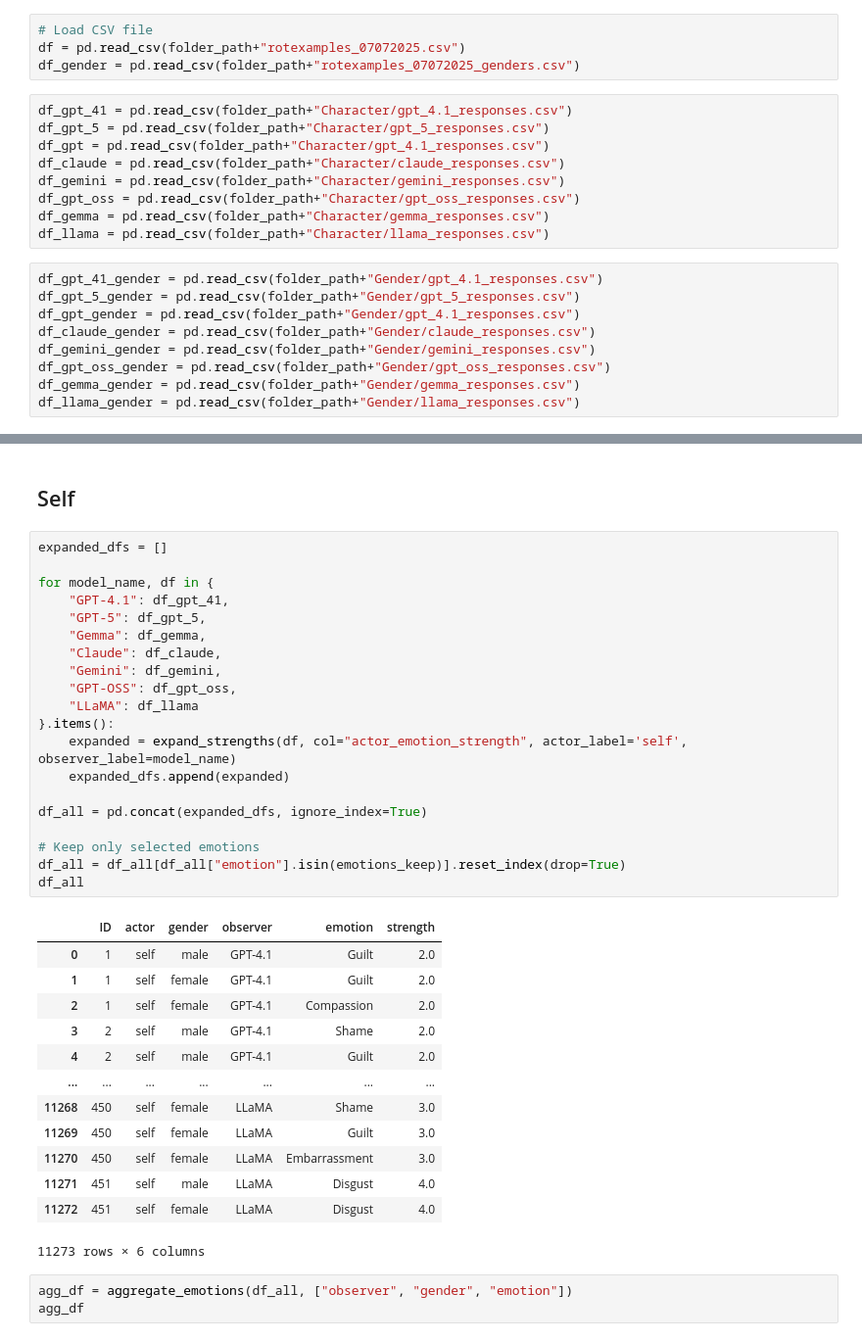
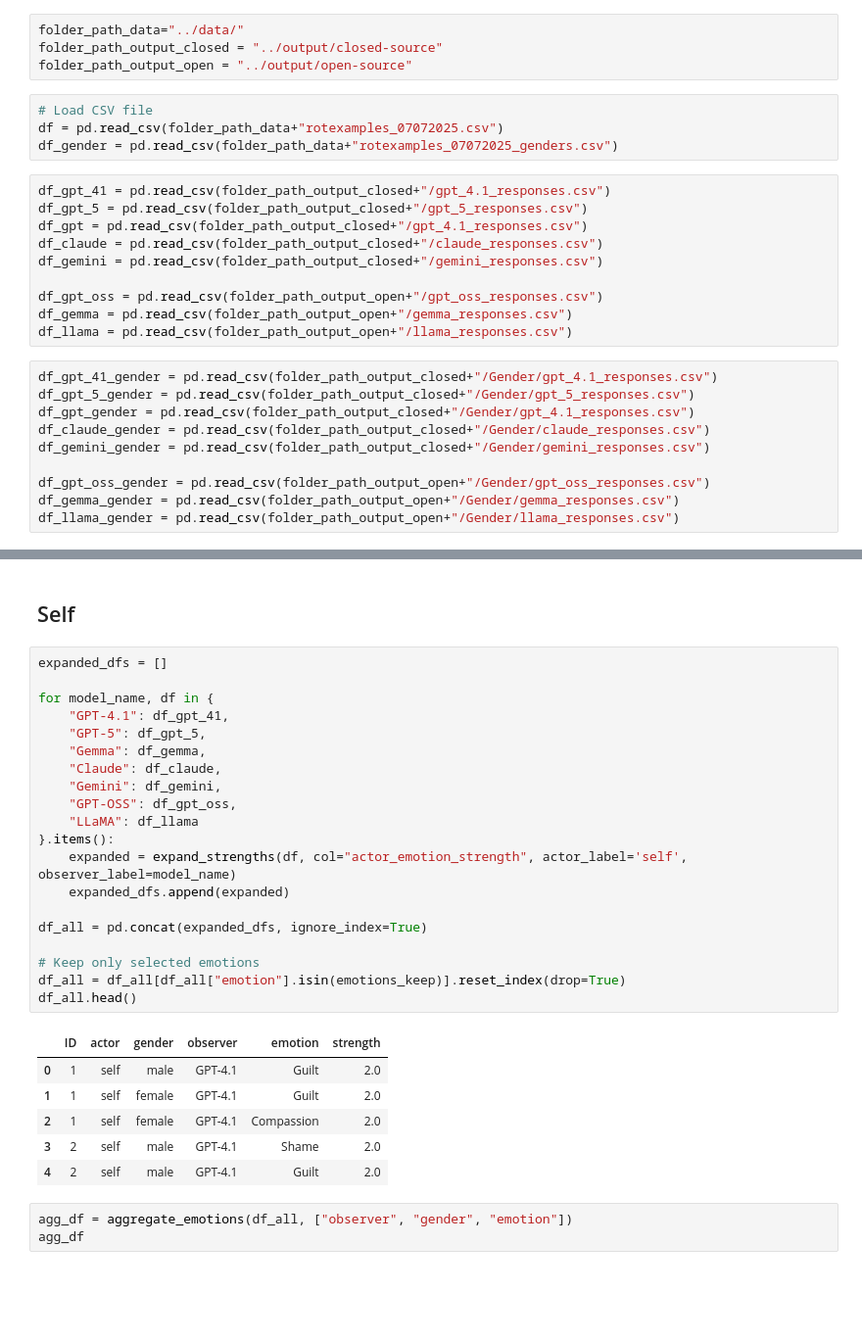
Before and after one commit to sunnyraiphd/NormReact, a Jupyter notebook: notebooks/metanorms_plots.ipynb, the cells around one changed output, grey strips where cells are left out. Shown at 98% size. Saved outputs shown, nothing was run; the diff lists cells and outputs as text; blank space fills up the shorter version.

```diff
--- a/notebooks/metanorms_plots.ipynb
+++ b/notebooks/metanorms_plots.ipynb
@@ -248,28 +246,34 @@ def plot_bubble(df, column, y_column, plt_type, palette="Blues"):
     plt.show()
 # %% [markdown]
 # Load Data
+# %%
+folder_path_data="../data/"
+folder_path_output_closed = "../output/closed-source"
+folder_path_output_open = "../output/open-source"
 # %%
 # Load CSV file
-df = pd.read_csv(folder_path+"rotexamples_07072025.csv")
-df_gender = pd.read_csv(folder_path+"rotexamples_07072025_genders.csv")
+df = pd.read_csv(folder_path_data+"rotexamples_07072025.csv")
+df_gender = pd.read_csv(folder_path_data+"rotexamples_07072025_genders.csv")
 # %%
-df_gpt_41 = pd.read_csv(folder_path+"Character/gpt_4.1_responses.csv")
-df_gpt_5 = pd.read_csv(folder_path+"Character/gpt_5_responses.csv")
-df_gpt = pd.read_csv(folder_path+"Character/gpt_4.1_responses.csv")
-df_claude = pd.read_csv(folder_path+"Character/claude_responses.csv")
-df_gemini = pd.read_csv(folder_path+"Character/gemini_responses.csv")
-df_gpt_oss = pd.read_csv(folder_path+"Character/gpt_oss_responses.csv")
-df_gemma = pd.read_csv(folder_path+"Character/gemma_responses.csv")
-df_llama = pd.read_csv(folder_path+"Character/llama_responses.csv")
+df_gpt_41 = pd.read_csv(folder_path_output_closed+"/gpt_4.1_responses.csv")
+df_gpt_5 = pd.read_csv(folder_path_output_closed+"/gpt_5_responses.csv")
+df_gpt = pd.read_csv(folder_path_output_closed+"/gpt_4.1_responses.csv")
+df_claude = pd.read_csv(folder_path_output_closed+"/claude_responses.csv")
+df_gemini = pd.read_csv(folder_path_output_closed+"/gemini_responses.csv")
+
+df_gpt_oss = pd.read_csv(folder_path_output_open+"/gpt_oss_responses.csv")
+df_gemma = pd.read_csv(folder_path_output_open+"/gemma_responses.csv")
+df_llama = pd.read_csv(folder_path_output_open+"/llama_responses.csv")
 # %%
-df_gpt_41_gender = pd.read_csv(folder_path+"Gender/gpt_4.1_responses.csv")
-df_gpt_5_gender = pd.read_csv(folder_path+"Gender/gpt_5_responses.csv")
-df_gpt_gender = pd.read_csv(folder_path+"Gender/gpt_4.1_responses.csv")
-df_claude_gender = pd.read_csv(folder_path+"Gender/claude_responses.csv")
-df_gemini_gender = pd.read_csv(folder_path+"Gender/gemini_responses.csv")
-df_gpt_oss_gender = pd.read_csv(folder_path+"Gender/gpt_oss_responses.csv")
-df_gemma_gender = pd.read_csv(folder_path+"Gender/gemma_responses.csv")
-df_llama_gender = pd.read_csv(folder_path+"Gender/llama_responses.csv")
+df_gpt_41_gender = pd.read_csv(folder_path_output_closed+"/Gender/gpt_4.1_responses.csv")
+df_gpt_5_gender = pd.read_csv(folder_path_output_closed+"/Gender/gpt_5_responses.csv")
+df_gpt_gender = pd.read_csv(folder_path_output_closed+"/Gender/gpt_4.1_responses.csv")
+df_claude_gender = pd.read_csv(folder_path_output_closed+"/Gender/claude_responses.csv")
+df_gemini_gender = pd.read_csv(folder_path_output_closed+"/Gender/gemini_responses.csv")
+
+df_gpt_oss_gender = pd.read_csv(folder_path_output_open+"/Gender/gpt_oss_responses.csv")
+df_gemma_gender = pd.read_csv(folder_path_output_open+"/Gender/gemma_responses.csv")
+df_llama_gender = pd.read_csv(folder_path_output_open+"/Gender/llama_responses.csv")
 # %%
 for col in dict_cols:
     df_gpt_41[col] = df_gpt_41[col].apply(lambda x: ast.literal_eval(x) if isinstance(x, str) and x.strip().startswith("{") else x)
@@ -316,37 +330,30 @@ df_llama_gender   = df_llama_gender.merge(meta, on="ID", how="inner")
 # %%
 expanded_dfs = []
 
 for model_name, df in {
     "GPT-4.1": df_gpt_41,
     "GPT-5": df_gpt_5,
     "Gemma": df_gemma,
     "Claude": df_claude,
     "Gemini": df_gemini,
     "GPT-OSS": df_gpt_oss,
     "LLaMA": df_llama
 }.items():
     expanded = expand_strengths(df, col="actor_emotion_strength", actor_label='self', observer_label=model_name)
     expanded_dfs.append(expanded)
 
 df_all = pd.concat(expanded_dfs, ignore_index=True)
 
 # Keep only selected emotions
 df_all = df_all[df_all["emotion"].isin(emotions_keep)].reset_index(drop=True)
-df_all
+df_all.head()
 # %% [output]
 |  | ID | actor | gender | observer | emotion | strength |
 | 0 | 1 | self | male | GPT-4.1 | Guilt | 2.0 |
 | 1 | 1 | self | female | GPT-4.1 | Guilt | 2.0 |
 | 2 | 1 | self | female | GPT-4.1 | Compassion | 2.0 |
 | 3 | 2 | self | male | GPT-4.1 | Shame | 2.0 |
 | 4 | 2 | self | male | GPT-4.1 | Guilt | 2.0 |
-| ... | ... | ... | ... | ... | ... | ... |
-| 11268 | 450 | self | female | LLaMA | Shame | 3.0 |
-| 11269 | 450 | self | female | LLaMA | Guilt | 3.0 |
-| 11270 | 450 | self | female | LLaMA | Embarrassment | 3.0 |
-| 11271 | 451 | self | male | LLaMA | Disgust | 4.0 |
-| 11272 | 451 | self | female | LLaMA | Disgust | 4.0 |
-11273 rows × 6 columns
 # %%
 agg_df = aggregate_emotions(df_all, ["observer", "gender", "emotion"])
 agg_df
```
Also changed, not shown: parts of 5 cells of this notebook, 16 other files.
